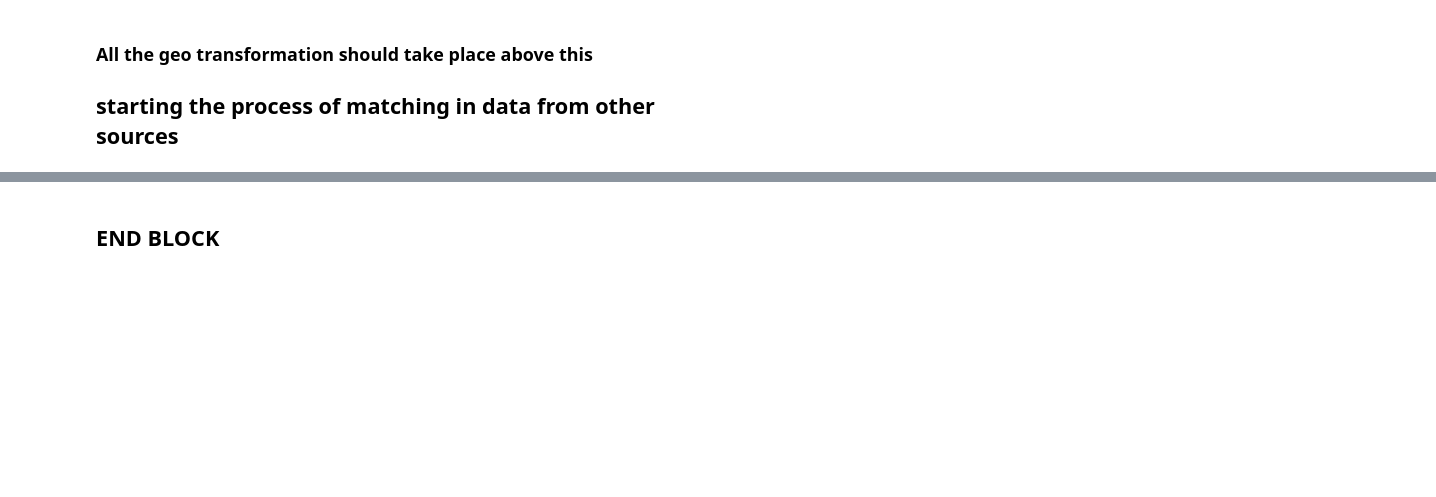
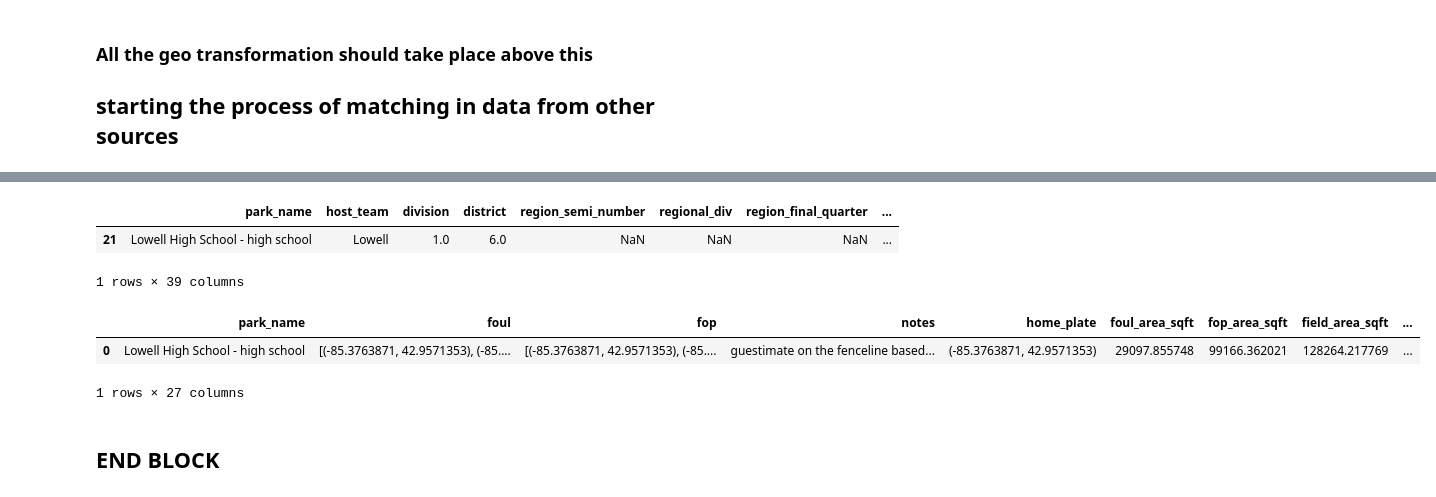
Before and after one commit to JSmith1826/BB_parks, a Jupyter notebook: mhsaa_etl.ipynb, the cells around one changed output, grey strips where cells are left out. Drawn from its saved outputs; the diff is of its cells as text; code cells hidden in the pictures; blank space fills up the shorter version.

```diff
--- a/mhsaa_etl.ipynb
+++ b/mhsaa_etl.ipynb
@@ -596,3 +541,17 @@ df_parks.info()
+# %%
+df_merged[df_merged['park_name'] == 'Lowell High School - high school']
+# %% [output]
+|  | park_name | host_team | division | district | region_semi_number | regional_div | region_final_quarter | ... |
+| 21 | Lowell High School - high school | Lowell | 1.0 | 6.0 | NaN | NaN | NaN | ... |
+1 rows × 39 columns
+# %%
+## Find Lowell High School in final Dataframe
+
+df_parks[df_parks['park_name'] == 'Lowell High School - high school']
+# %% [output]
+|  | park_name | foul | fop | notes | home_plate | foul_area_sqft | fop_area_sqft | field_area_sqft | ... |
+| 0 | Lowell High School - high school | [(-85.3763871, 42.9571353), (-85.... | [(-85.3763871, 42.9571353), (-85.... | guestimate on the fenceline based... | (-85.3763871, 42.9571353) | 29097.855748 | 99166.362021 | 128264.217769 | ... |
+1 rows × 27 columns
 # %% [markdown]
 ## END BLOCK
 # %%
```
Also changed, not shown: parts of 15 cells of this notebook, 4 other files.
